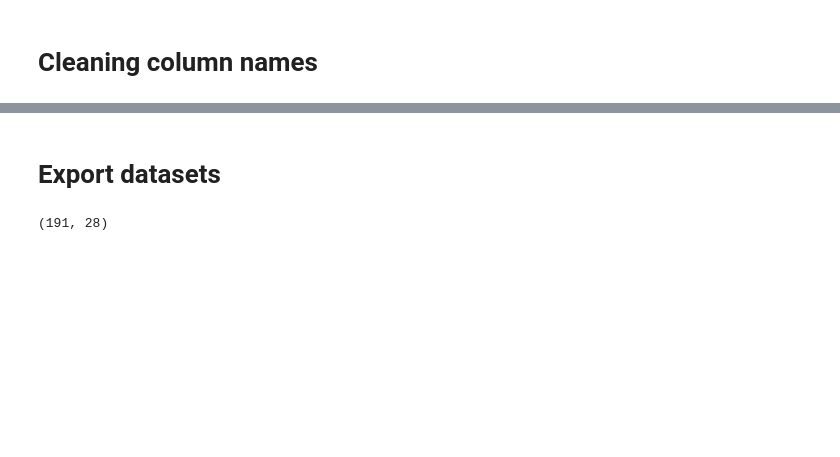
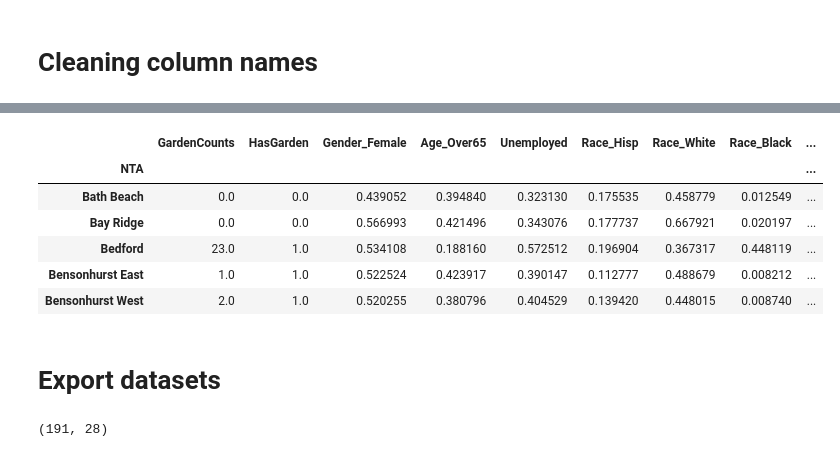
Before and after one commit to leonaisabelle/CUSP-ADS-Project, a Jupyter notebook: preprocessing_notebooks/Final_data_merging.ipynb, the cells around one changed output, grey strips where cells are left out. Cells and saved outputs as stored; diff of their text form; code cells hidden in the pictures; blank space fills up the shorter version.

```diff
--- a/preprocessing_notebooks/Final_data_merging.ipynb
+++ b/preprocessing_notebooks/Final_data_merging.ipynb
@@ -248,0 +255,3 @@ data.head()
+# %%
+df = pd.read_csv('../data/Data_crimeUnscaled.csv', index_col=0)
+df.head()
@@ -249,3 +266,17 @@ data.head()
+# %%
+data_allMMscaled = df.copy()
+data_allMMscaled.iloc[:, 2:] = pd.DataFrame(preprocessing.MinMaxScaler().fit_transform(df.iloc[:, 2:]),
+                               index=df.iloc[:, 2:].index,
+                               columns=df.iloc[:, 2:].columns)
+data_allMMscaled.head()
+# %% [output]
+|  | GardenCounts | HasGarden | Gender_Female | Age_Over65 | Unemployed | Race_Hisp | Race_White | Race_Black | ... |
+| NTA |  |  |  |  |  |  |  |  | ... |
+| Bath Beach | 0.0 | 0.0 | 0.439052 | 0.394840 | 0.323130 | 0.175535 | 0.458779 | 0.012549 | ... |
+| Bay Ridge | 0.0 | 0.0 | 0.566993 | 0.421496 | 0.343076 | 0.177737 | 0.667921 | 0.020197 | ... |
+| Bedford | 23.0 | 1.0 | 0.534108 | 0.188160 | 0.572512 | 0.196904 | 0.367317 | 0.448119 | ... |
+| Bensonhurst East | 1.0 | 1.0 | 0.522524 | 0.423917 | 0.390147 | 0.112777 | 0.488679 | 0.008212 | ... |
+| Bensonhurst West | 2.0 | 1.0 | 0.520255 | 0.380796 | 0.404529 | 0.139420 | 0.448015 | 0.008740 | ... |
 # %% [markdown]
 # Export datasets
 # %%
```
Also changed, not shown: parts of 10 cells of this notebook, 5 other files.
